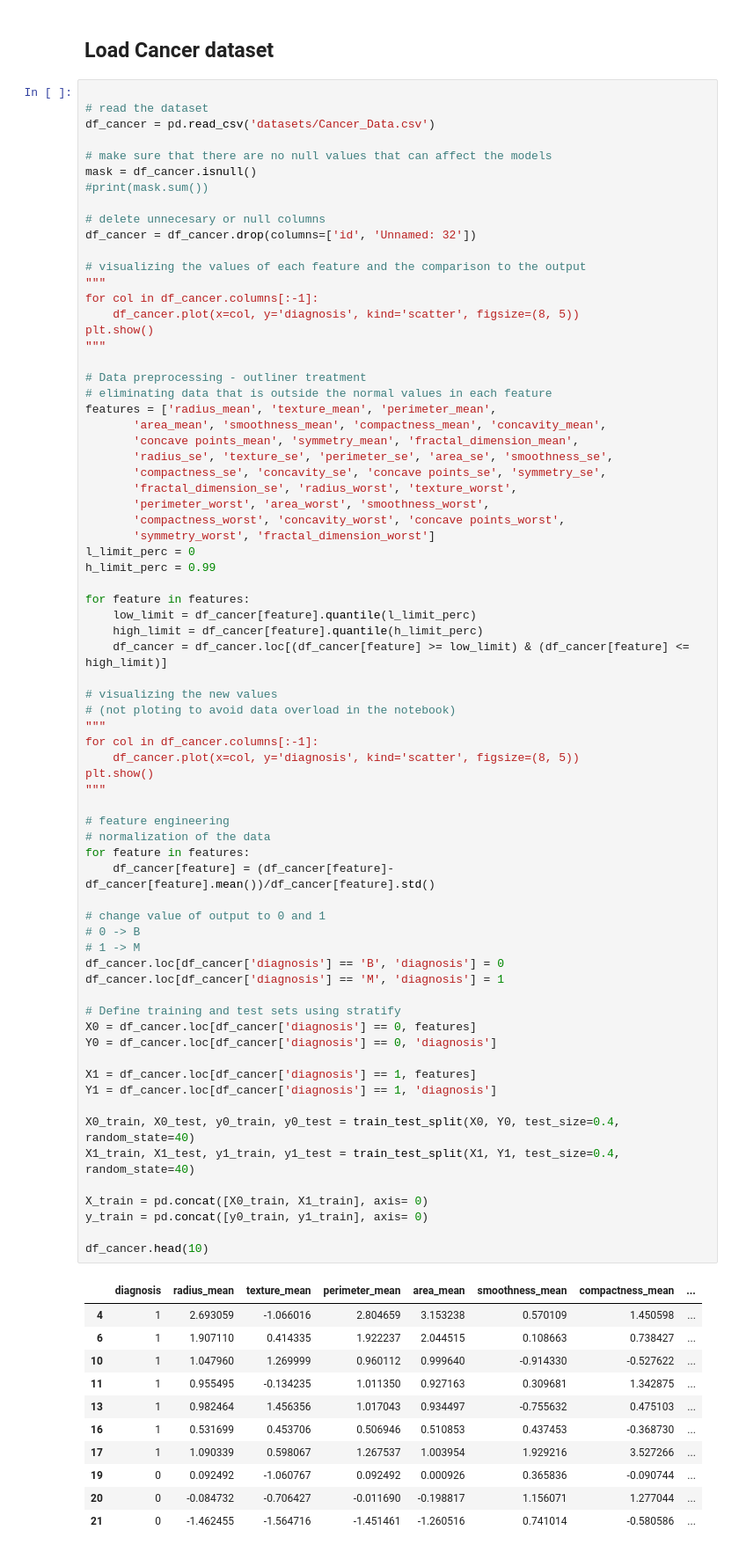
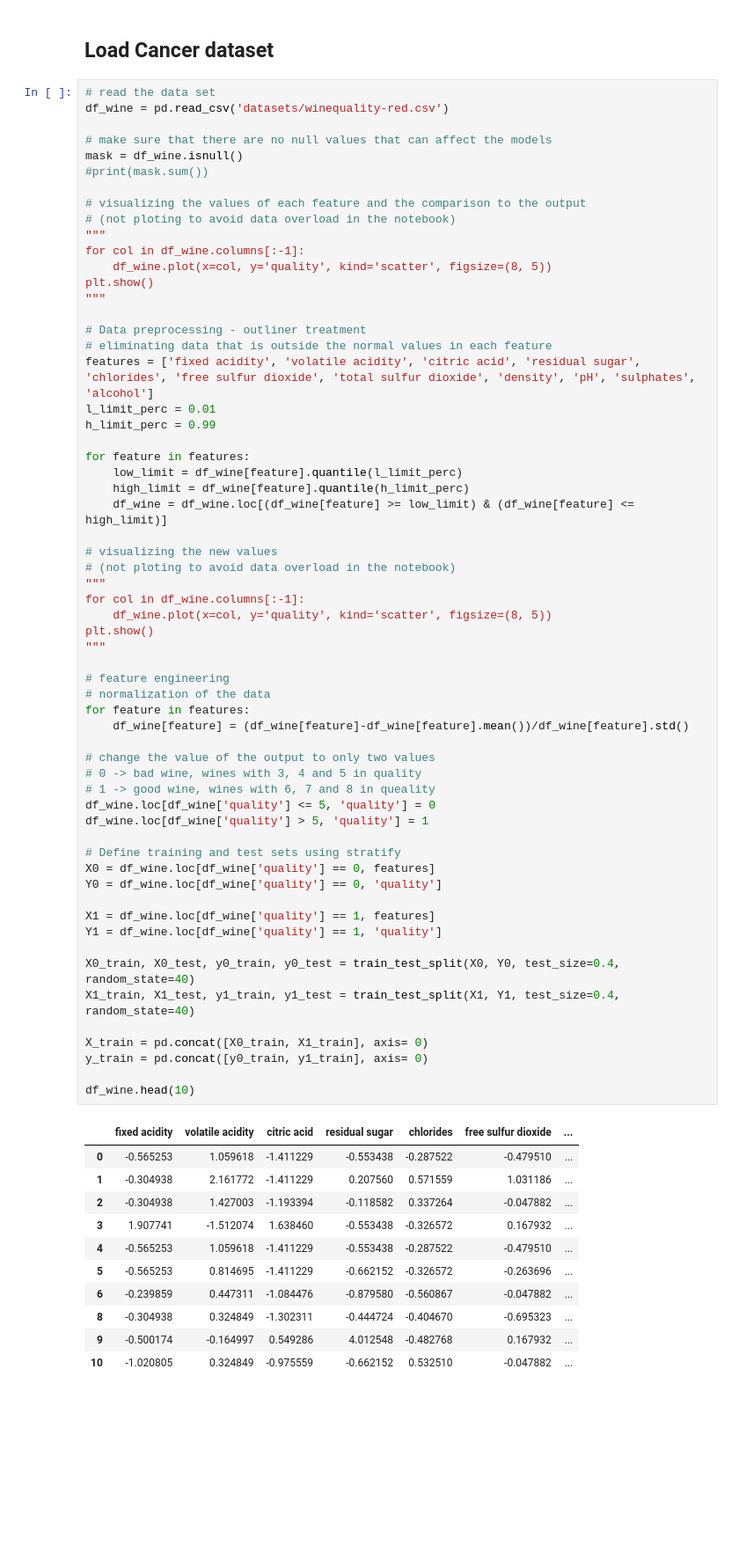
Before and after one commit to JoseDavidSS/Patrones.Project1, a Jupyter notebook: decision_tree.ipynb, the cells around one changed output. Shown at 88% size. Drawn from its saved outputs; the diff is of its cells as text; blank space fills up the shorter version.

```diff
--- a/decision_tree.ipynb
+++ b/decision_tree.ipynb
@@ -189,85 +194,74 @@ class OurDecisionTreeClassifier(object):
 # %% [markdown]
 ## Load Cancer dataset
 # %%
-
-# read the dataset
-df_cancer = pd.read_csv('datasets/Cancer_Data.csv')
+# read the data set
+df_wine = pd.read_csv('datasets/winequality-red.csv')
 
 # make sure that there are no null values that can affect the models
-mask = df_cancer.isnull()
+mask = df_wine.isnull()
 #print(mask.sum())
 
-# delete unnecesary or null columns
-df_cancer = df_cancer.drop(columns=['id', 'Unnamed: 32'])
-
 # visualizing the values of each feature and the comparison to the output
+# (not ploting to avoid data overload in the notebook)
 """
-for col in df_cancer.columns[:-1]:
-    df_cancer.plot(x=col, y='diagnosis', kind='scatter', figsize=(8, 5))
+for col in df_wine.columns[:-1]:
+    df_wine.plot(x=col, y='quality', kind='scatter', figsize=(8, 5))
 plt.show()
 """
 
 # Data preprocessing - outliner treatment
 # eliminating data that is outside the normal values in each feature
-features = ['radius_mean', 'texture_mean', 'perimeter_mean',
-       'area_mean', 'smoothness_mean', 'compactness_mean', 'concavity_mean',
-       'concave points_mean', 'symmetry_mean', 'fractal_dimension_mean',
-       'radius_se', 'texture_se', 'perimeter_se', 'area_se', 'smoothness_se',
-       'compactness_se', 'concavity_se', 'concave points_se', 'symmetry_se',
-       'fractal_dimension_se', 'radius_worst', 'texture_worst',
-       'perimeter_worst', 'area_worst', 'smoothness_worst',
-       'compactness_worst', 'concavity_worst', 'concave points_worst',
-       'symmetry_worst', 'fractal_dimension_worst']
-l_limit_perc = 0
+features = ['fixed acidity', 'volatile acidity', 'citric acid', 'residual sugar', 'chlorides', 'free sulfur dioxide', 'total sulfur dioxide', 'density', 'pH', 'sulphates', 'alcohol']
+l_limit_perc = 0.01
 h_limit_perc = 0.99
 
 for feature in features:
-    low_limit = df_cancer[feature].quantile(l_limit_perc)
-    high_limit = df_cancer[feature].quantile(h_limit_perc)
-    df_cancer = df_cancer.loc[(df_cancer[feature] >= low_limit) & (df_cancer[feature] <= high_limit)]
+    low_limit = df_wine[feature].quantile(l_limit_perc)
+    high_limit = df_wine[feature].quantile(h_limit_perc)
+    df_wine = df_wine.loc[(df_wine[feature] >= low_limit) & (df_wine[feature] <= high_limit)]
 
 # visualizing the new values
 # (not ploting to avoid data overload in the notebook)
 """
-for col in df_cancer.columns[:-1]:
-    df_cancer.plot(x=col, y='diagnosis', kind='scatter', figsize=(8, 5))
+for col in df_wine.columns[:-1]:
+    df_wine.plot(x=col, y='quality', kind='scatter', figsize=(8, 5))
 plt.show()
 """
 
 # feature engineering
 # normalization of the data
 for feature in features:
-    df_cancer[feature] = (df_cancer[feature]-df_cancer[feature].mean())/df_cancer[feature].std()
+    df_wine[feature] = (df_wine[feature]-df_wine[feature].mean())/df_wine[feature].std()
 
-# change value of output to 0 and 1
-# 0 -> B
-# 1 -> M
-df_cancer.loc[df_cancer['diagnosis'] == 'B', 'diagnosis'] = 0
-df_cancer.loc[df_cancer['diagnosis'] == 'M', 'diagnosis'] = 1
+# change the value of the output to only two values
+# 0 -> bad wine, wines with 3, 4 and 5 in quality
+# 1 -> good wine, wines with 6, 7 and 8 in queality
+df_wine.loc[df_wine['quality'] <= 5, 'quality'] = 0
+df_wine.loc[df_wine['quality'] > 5, 'quality'] = 1
 
 # Define training and test sets using stratify
-X0 = df_cancer.loc[df_cancer['diagnosis'] == 0, features]
-Y0 = df_cancer.loc[df_cancer['diagnosis'] == 0, 'diagnosis']
+X0 = df_wine.loc[df_wine['quality'] == 0, features]
+Y0 = df_wine.loc[df_wine['quality'] == 0, 'quality']
 
-X1 = df_cancer.loc[df_cancer['diagnosis'] == 1, features]
-Y1 = df_cancer.loc[df_cancer['diagnosis'] == 1, 'diagnosis']
+X1 = df_wine.loc[df_wine['quality'] == 1, features]
+Y1 = df_wine.loc[df_wine['quality'] == 1, 'quality']
 
 X0_train, X0_test, y0_train, y0_test = train_test_split(X0, Y0, test_size=0.4, random_state=40)
 X1_train, X1_test, y1_train, y1_test = train_test_split(X1, Y1, test_size=0.4, random_state=40)
 
 X_train = pd.concat([X0_train, X1_train], axis= 0)
 y_train = pd.concat([y0_train, y1_train], axis= 0)
 
-df_cancer.head(10)
+df_wine.head(10)
 # %% [output]
-|  | diagnosis | radius_mean | texture_mean | perimeter_mean | area_mean | smoothness_mean | compactness_mean | ... |
-| 4 | 1 | 2.693059 | -1.066016 | 2.804659 | 3.153238 | 0.570109 | 1.450598 | ... |
-| 6 | 1 | 1.907110 | 0.414335 | 1.922237 | 2.044515 | 0.108663 | 0.738427 | ... |
-| 10 | 1 | 1.047960 | 1.269999 | 0.960112 | 0.999640 | -0.914330 | -0.527622 | ... |
-| 11 | 1 | 0.955495 | -0.134235 | 1.011350 | 0.927163 | 0.309681 | 1.342875 | ... |
-| 13 | 1 | 0.982464 | 1.456356 | 1.017043 | 0.934497 | -0.755632 | 0.475103 | ... |
-| 16 | 1 | 0.531699 | 0.453706 | 0.506946 | 0.510853 | 0.437453 | -0.368730 | ... |
-| 17 | 1 | 1.090339 | 0.598067 | 1.267537 | 1.003954 | 1.929216 | 3.527266 | ... |
-| 19 | 0 | 0.092492 | -1.060767 | 0.092492 | 0.000926 | 0.365836 | -0.090744 | ... |
-| 20 | 0 | -0.084732 | -0.706427 | -0.011690 | -0.198817 | 1.156071 | 1.277044 | ... |
-| 21 | 0 | -1.462455 | -1.564716 | -1.451461 | -1.260516 | 0.741014 | -0.580586 | ... |
+|  | fixed acidity | volatile acidity | citric acid | residual sugar | chlorides | free sulfur dioxide | ... |
+| 0 | -0.565253 | 1.059618 | -1.411229 | -0.553438 | -0.287522 | -0.479510 | ... |
+| 1 | -0.304938 | 2.161772 | -1.411229 | 0.207560 | 0.571559 | 1.031186 | ... |
+| 2 | -0.304938 | 1.427003 | -1.193394 | -0.118582 | 0.337264 | -0.047882 | ... |
+| 3 | 1.907741 | -1.512074 | 1.638460 | -0.553438 | -0.326572 | 0.167932 | ... |
+| 4 | -0.565253 | 1.059618 | -1.411229 | -0.553438 | -0.287522 | -0.479510 | ... |
+| 5 | -0.565253 | 0.814695 | -1.411229 | -0.662152 | -0.326572 | -0.263696 | ... |
+| 6 | -0.239859 | 0.447311 | -1.084476 | -0.879580 | -0.560867 | -0.047882 | ... |
+| 8 | -0.304938 | 0.324849 | -1.302311 | -0.444724 | -0.404670 | -0.695323 | ... |
+| 9 | -0.500174 | -0.164997 | 0.549286 | 4.012548 | -0.482768 | 0.167932 | ... |
+| 10 | -1.020805 | 0.324849 | -0.975559 | -0.662152 | 0.532510 | -0.047882 | ... |
```
Also changed, not shown: parts of 3 cells of this notebook, 1 other file.
